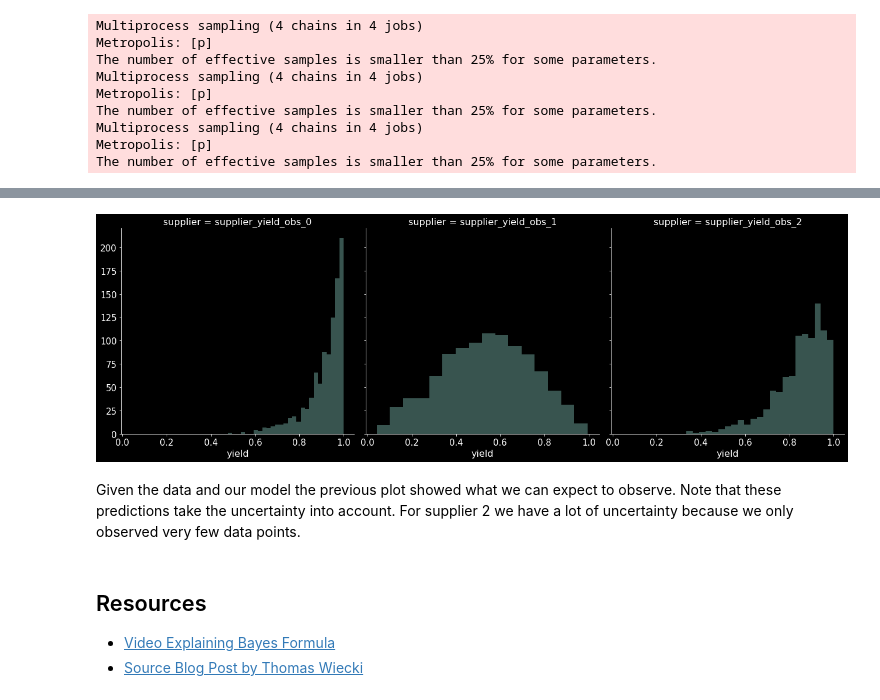
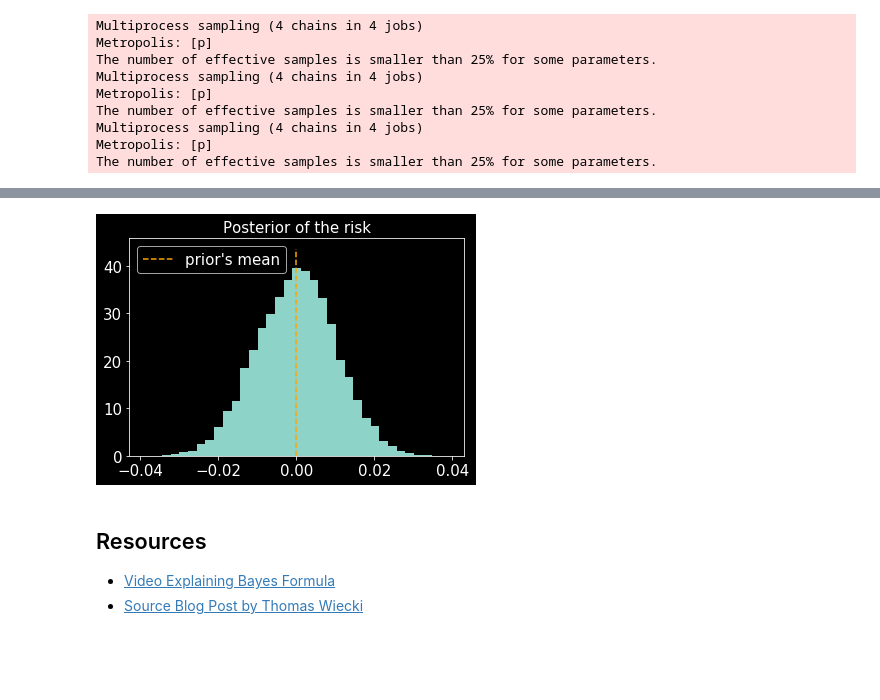
Before and after one commit to ajrichards/bayesian-decision-making, a Jupyter notebook: notebooks/decision_making_covid_example.ipynb, the cells around one changed output, grey strips where cells are left out. Saved outputs shown, nothing was run; the diff lists cells and outputs as text; code cells hidden in the pictures; blank space fills up the shorter version.

```diff
--- a/notebooks/decision_making_covid_example.ipynb
+++ b/notebooks/decision_making_covid_example.ipynb
@@ -190,30 +190,28 @@ So we could use this plot to help figure out who to send if we only wanted to co
 # %%
-#fig = plt.figure(figsize=(14,6),dpi=250)
-
 data_mu = [t['p'].mean() for t in traces]
 data_std = [t['p'].std() for t in traces]
 
+## three factors for current month
 factor1 = [1.0,0.1]
-factor2 = [2.0,0.2]
+factor2 = [5.0,0.2]
 factor3 = [3.0,0.3]
+multipliers = [1,2,1]
 
-mu_prior = 0.5
+## prior numbers from previous month
+mu_prior = 0.0
 std_prior =  0.01
+
 with pm.Model() as model:
-    true_risk = pm.Normal("true_risk", mu=mu_prior, sd=std_prior)
 
     factor_1 = pm.Normal("factor 1", mu=factor1[0], sd=factor1[1])
     factor_2 = pm.Normal("factor 2", mu=factor2[0], sd=factor2[1])
     factor_3 = pm.Normal("factor 3", mu=factor3[0], sd=factor3[1])
-    risk_estimate = factor1 + factor2 + factor3
-
-    logp = pm.Normal.dist(mu=risk_estimate, sd=(3e3)).logp(true_risk)
-    error = pm.Potential("error", logp)
+    risk_estimate = multipliers[0] * factor1 + multipliers[1] * factor2 + multipliers[2] * factor3
 
     trace = pm.sample(50000, step=pm.Metropolis())
     burned_trace = trace[10000:]
 
-price_trace = burned_trace["true_risk"]
+risk_estimate = burned_trace["risk_estimate"]
 # %% [output]
 Multiprocess sampling (4 chains in 4 jobs)
 CompoundStep
@@ -457,13 +223,12 @@ with model:
-# %%
-supplier_yield_post_pred = pd.DataFrame({k: v[:, 1] for k, v in post_pred.items()})
-data_tidy = supplier_yield_post_pred.unstack().to_frame('yield')
-data_tidy.index = data_tidy.index.set_names(['supplier', 'obs'])
-g = sns.FacetGrid(data=data_tidy.reset_index().dropna(), col='supplier',height=6.0)
-g.map(sns.distplot, 'yield', kde=False);
-# %% [output]
-[figure, removed]
-# %% [markdown]
-Given the data and our model the previous plot showed what we can expect to observe. Note that these predictions take the uncertainty into account. For supplier 2 we have a lot of uncertainty because we only observed very few data points.
+# %%
+_hist = plt.hist(risk_estimate, bins = 35, density= True, histtype= "stepfilled")
+plt.title("Posterior of the risk")
+plt.vlines(mu_prior, 0, 1.1*np.max(_hist[0]), color='orange',label = "prior's mean",linestyles="--")
+#plt.vlines(price_trace.mean(), 0, 1.1*np.max(_hist[0]), \
+#           label = "posterior's mean", linestyles="-.")
+plt.legend(loc = "upper left");
+# %% [output]
+[figure, added]
 # %% [markdown]
 ## Resources
 
```
Also changed, not shown: parts of 32 cells of this notebook, 2 other files.
